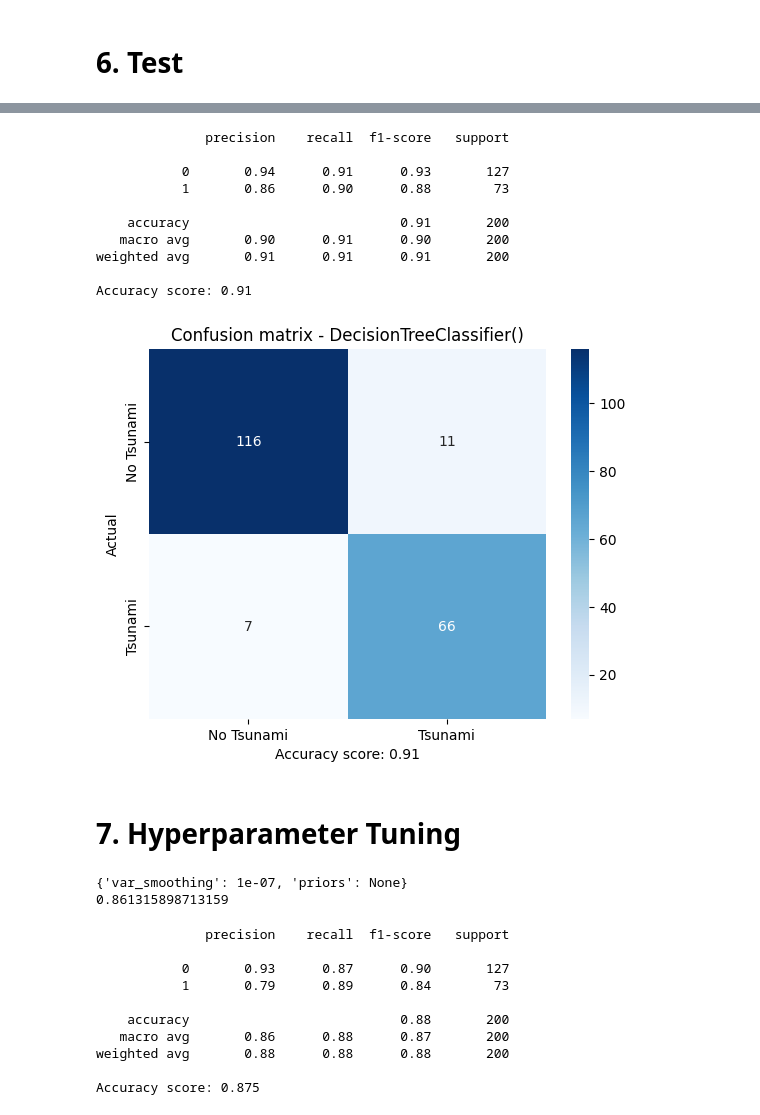
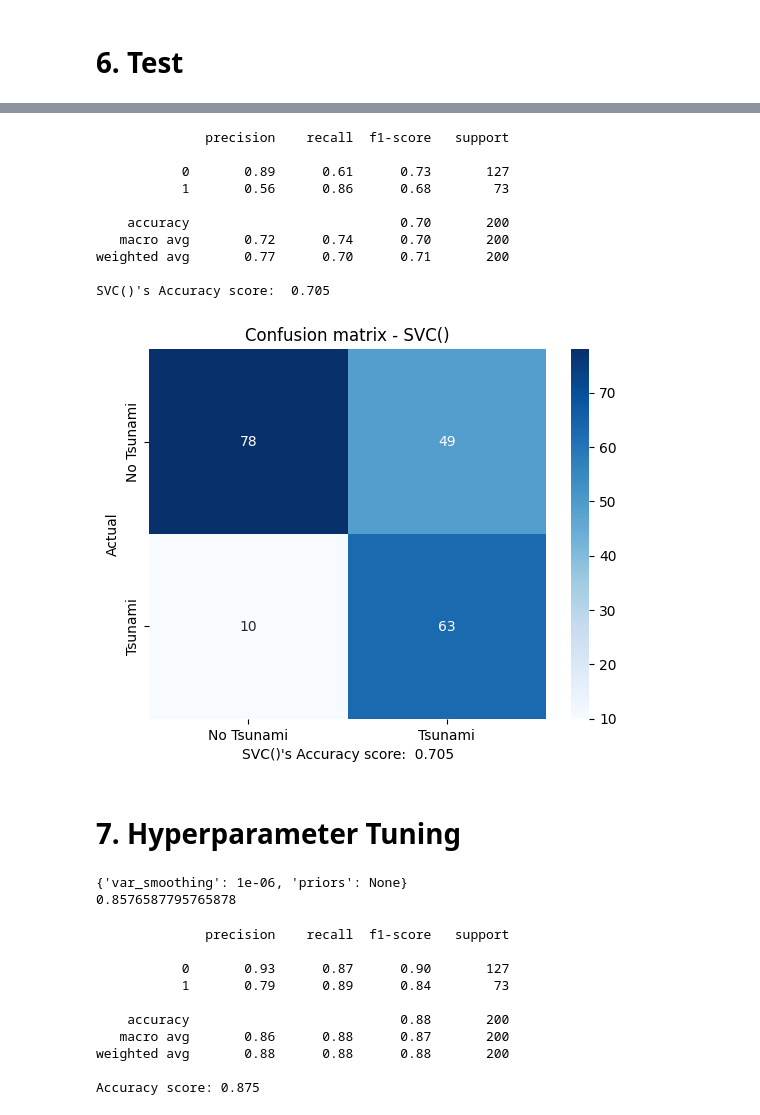
Before and after one commit to hopeiseverywhere/5002-final-proj, a Jupyter notebook: model.ipynb, the cells around one changed output, grey strips where cells are left out. Cells and saved outputs as stored; diff of their text form; code cells hidden in the pictures.

```diff
--- a/model.ipynb
+++ b/model.ipynb
@@ -98,14 +98,10 @@ I think the alert may not be important since we already has magnitude data \
 This also apply to title \
 Also the location, continent and country also applies since we have latitude and longitude \
 Drop time also
-# %%
-df.drop('title',axis=1, inplace=True)
-df.drop('alert',axis=1, inplace=True)
-df.drop('location',axis=1, inplace=True)
-df.drop('continent',axis=1, inplace=True)
-df.drop('country',axis=1, inplace=True)
-df.drop('date_time',axis=1,inplace=True)
-df = df.dropna()
+# %%
+columns_to_drop = ['title', 'alert', 'location', 'continent', 'country', 'date_time']
+df.drop(columns=columns_to_drop, inplace=True)
+df.dropna(inplace=True)
 # %%
 df.isnull().sum()
 # %% [output]
@@ -326,7 +322,8 @@ def test_models(model, x_train, x_test,y_train, y_test):
 
     # print the classification report
     print(classification_report(y_test, y_test_pred))
-    score = (f'Accuracy score: {accuracy_score(y_test, y_test_pred)}')
+    score = (f'{model}\'s Accuracy score:  {
+        accuracy_score(y_test, y_test_pred)}')
     print(score)
 
     # plot the confusion matrix
@@ -370,18 +367,18 @@ Accuracy score: 0.92
 # %%
-# test using decision tree here
-test_models(DecisionTreeClassifier(), X_train, X_test, y_train, y_test)
+
+test_models(SVC(), X_train, X_test, y_train, y_test)
 # %% [output]
               precision    recall  f1-score   support
 
-           0       0.94      0.91      0.93       127
-           1       0.86      0.90      0.88        73
+           0       0.89      0.61      0.73       127
+           1       0.56      0.86      0.68        73
 
-    accuracy                           0.91       200
-   macro avg       0.90      0.91      0.90       200
-weighted avg       0.91      0.91      0.91       200
+    accuracy                           0.70       200
+   macro avg       0.72      0.74      0.70       200
+weighted avg       0.77      0.70      0.71       200
 
-Accuracy score: 0.91
+SVC()'s Accuracy score:  0.705
-[figure, old version]
+[figure, new version]
 # %% [markdown]
 # 7. Hyperparameter Tuning
 # %%
@@ -397,8 +394,8 @@ tuned.fit(X_train, y_train)
 print(tuned.best_params_)
 print(tuned.best_score_)
 # %% [output]
-{'var_smoothing': 1e-07, 'priors': None}
-0.861315898713159
+{'var_smoothing': 1e-06, 'priors': None}
+0.8576587795765878
 # %%
 p = tuned.predict(X_test)
 print(classification_report(y_test,p))
```
Also changed, not shown: parts of 8 cells of this notebook.
